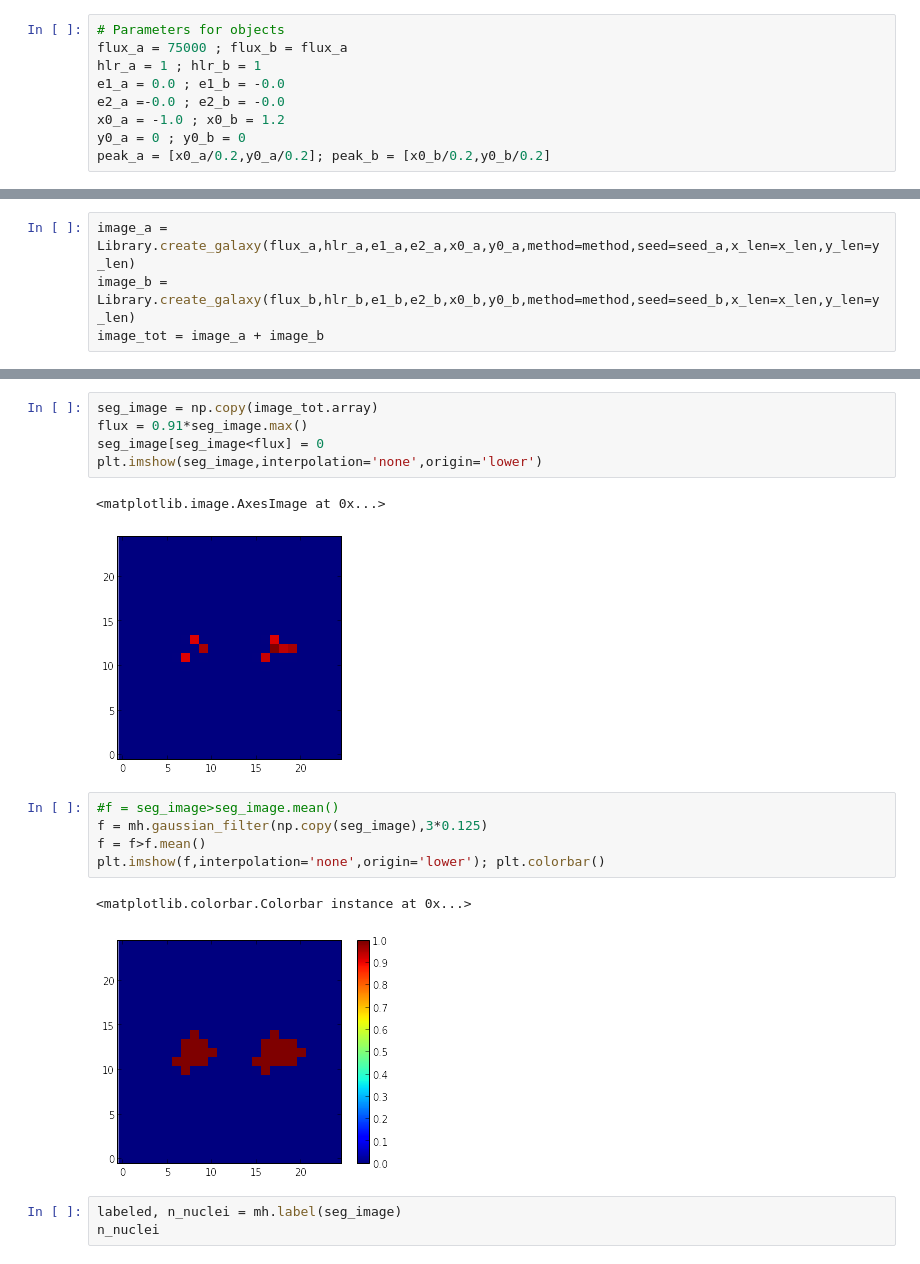
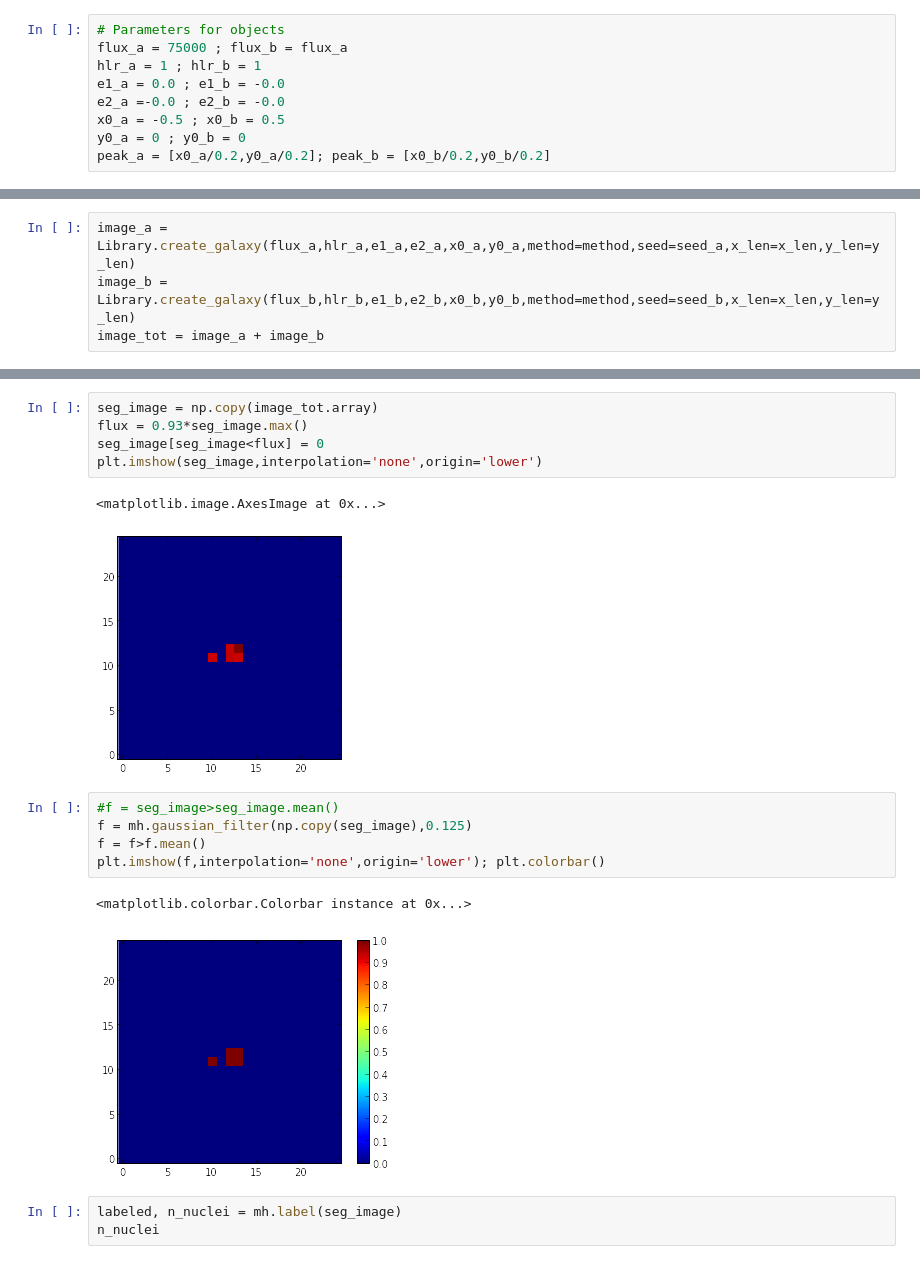
Before and after one commit to alvarezcl/deblending, a Jupyter notebook: cs229/test_extract.ipynb, the cells around one changed output, grey strips where cells are left out. Drawn from its saved outputs; the diff is of its cells as text.

```diff
--- a/cs229/test_extract.ipynb
+++ b/cs229/test_extract.ipynb
@@ -12,7 +12,7 @@ flux_a = 75000 ; flux_b = flux_a
 hlr_a = 1 ; hlr_b = 1
 e1_a = 0.0 ; e1_b = -0.0
 e2_a =-0.0 ; e2_b = -0.0
-x0_a = -1.0 ; x0_b = 1.2
+x0_a = -0.5 ; x0_b = 0.5
 y0_a = 0 ; y0_b = 0
 peak_a = [x0_a/0.2,y0_a/0.2]; peak_b = [x0_b/0.2,y0_b/0.2]
 # %%
@@ -34,19 +34,19 @@ plt.imshow(image_tot.array,interpolation='none',origin='lower')
 # %%
 seg_image = np.copy(image_tot.array)
-flux = 0.91*seg_image.max()
+flux = 0.93*seg_image.max()
 seg_image[seg_image<flux] = 0
 plt.imshow(seg_image,interpolation='none',origin='lower')
 # %% [output]
 <matplotlib.image.AxesImage at 0x...>
-[figure, old version]
+[figure, new version]
 # %%
 #f = seg_image>seg_image.mean()
-f = mh.gaussian_filter(np.copy(seg_image),3*0.125)
+f = mh.gaussian_filter(np.copy(seg_image),0.125)
 f = f>f.mean()
 plt.imshow(f,interpolation='none',origin='lower'); plt.colorbar()
 # %% [output]
 <matplotlib.colorbar.Colorbar instance at 0x...>
-[figure, old version]
+[figure, new version]
 # %%
 labeled, n_nuclei = mh.label(seg_image)
 n_nuclei
```
Also changed, not shown: parts of 1 cell of this notebook, 11 other files.
